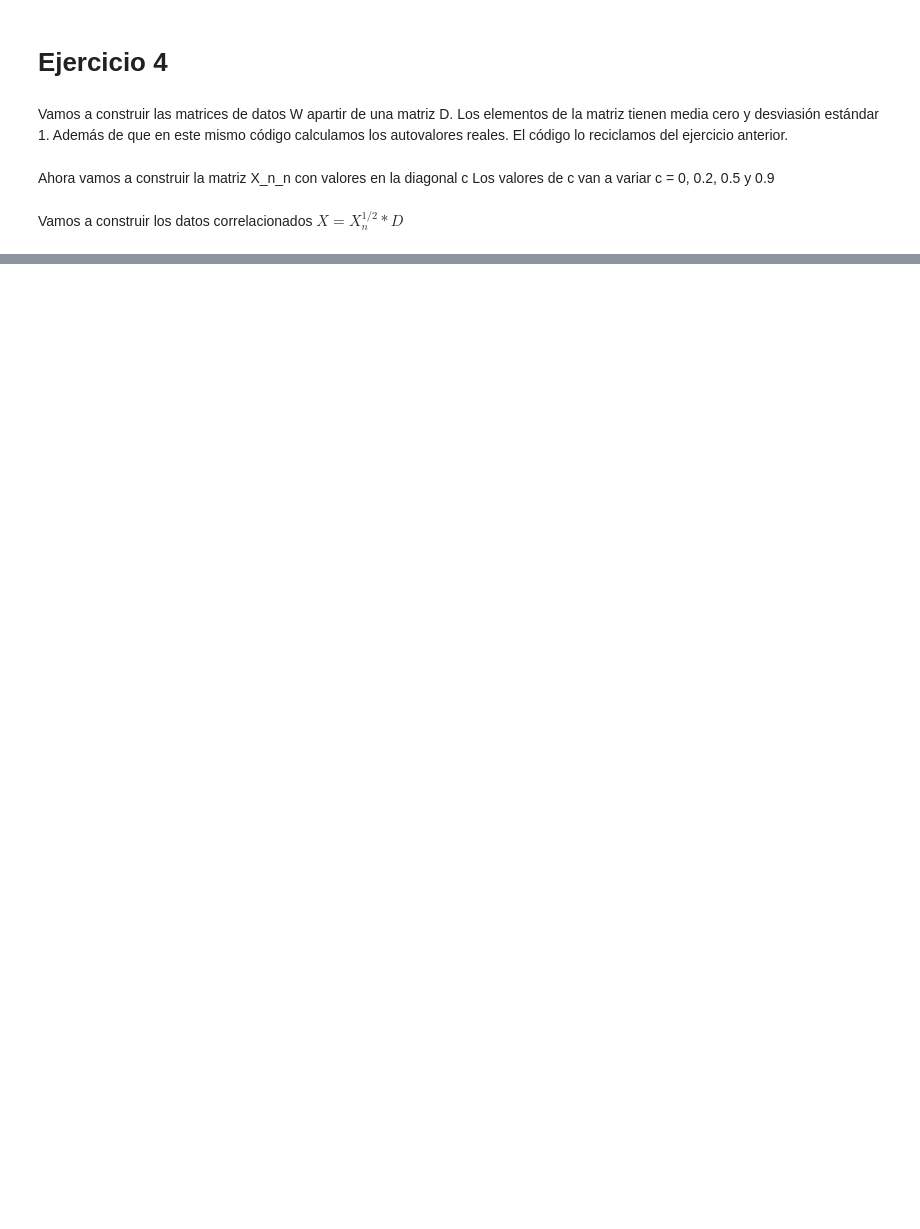
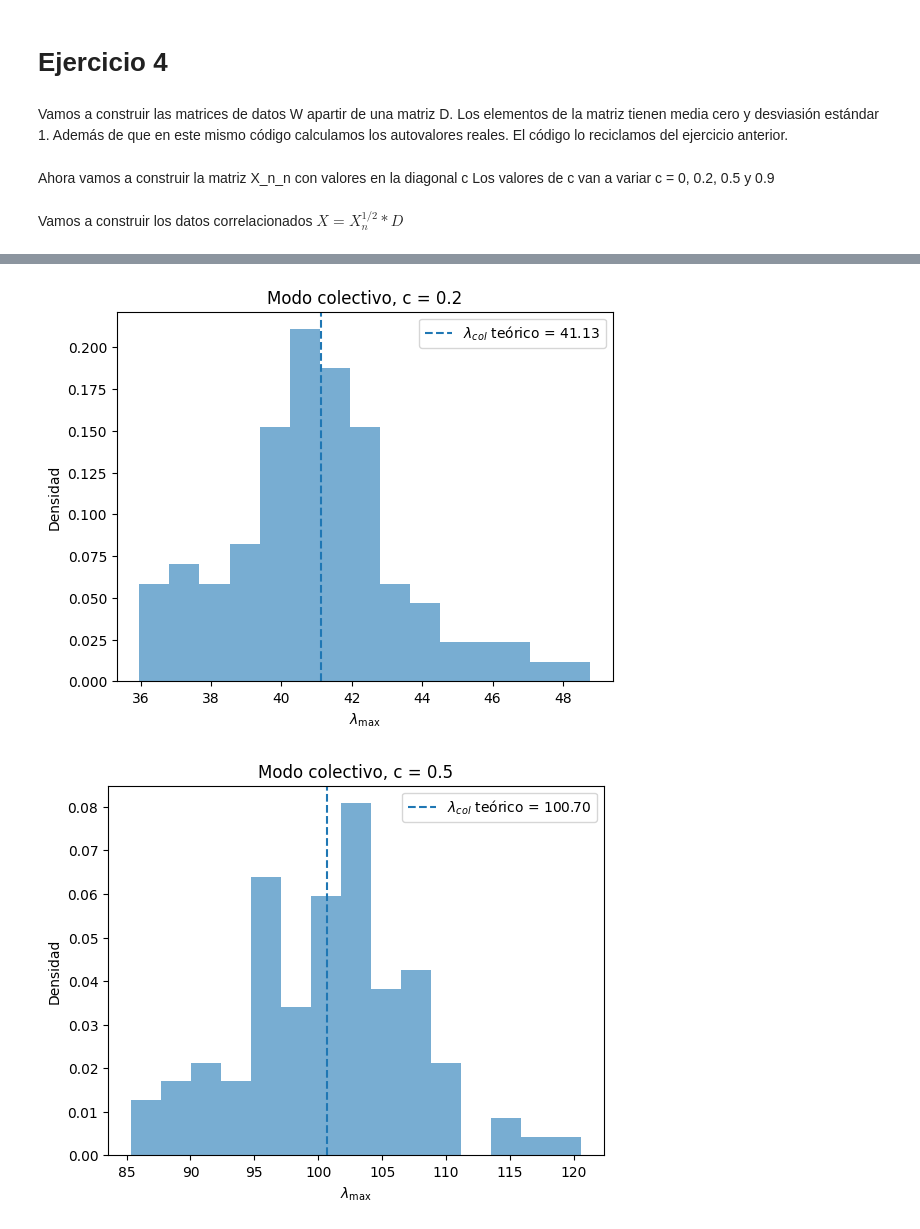
Before and after one commit to jorgexm20-sketch/RMT-econophysics-deep-learning, a Jupyter notebook: class-exercises/Exercise-04-Correlated-Wishart -Orthogonal-Ensemble.ipynb, the cells around one changed output, grey strips where cells are left out. Saved outputs shown, nothing was run; the diff lists cells and outputs as text; code cells hidden in the pictures; blank space fills up the shorter version.

```diff
--- a/class-exercises/Exercise-04-Correlated-Wishart -Orthogonal-Ensemble.ipynb
+++ b/class-exercises/Exercise-04-Correlated-Wishart -Orthogonal-Ensemble.ipynb
@@ -93,0 +134,29 @@ plt.hist(autovalores_C[3])
+# %%
+def lambda_colectivo(N, kappa, c):
+    return ((N*c + 1 - c) * (N*c*kappa + 1 - c)) / (N*c*kappa)
+# %%
+for i, ci in enumerate(c):
+
+    if ci == 0:
+        continue
+
+    valores = autovalores_C[i].reshape(miembros, N)
+    maximos = valores[:, -1]
+
+    lambda_teorico = lambda_colectivo(N, kappa, ci)
+
+    plt.hist(maximos, bins=15, density=True, alpha=0.6)
+    plt.axvline(
+        lambda_teorico,
+        linestyle="--",
+        label=fr"$\lambda_{{col}}$ teórico = {lambda_teorico:.2f}"
+    )
+
+    plt.xlabel(r"$\lambda_{\max}$")
+    plt.ylabel("Densidad")
+    plt.title(f"Modo colectivo, c = {ci}")
+    plt.legend()
+    plt.show()
+# %% [output]
+[figure, added]
+[figure, added]
```
Also changed, not shown: parts of 7 cells of this notebook.
